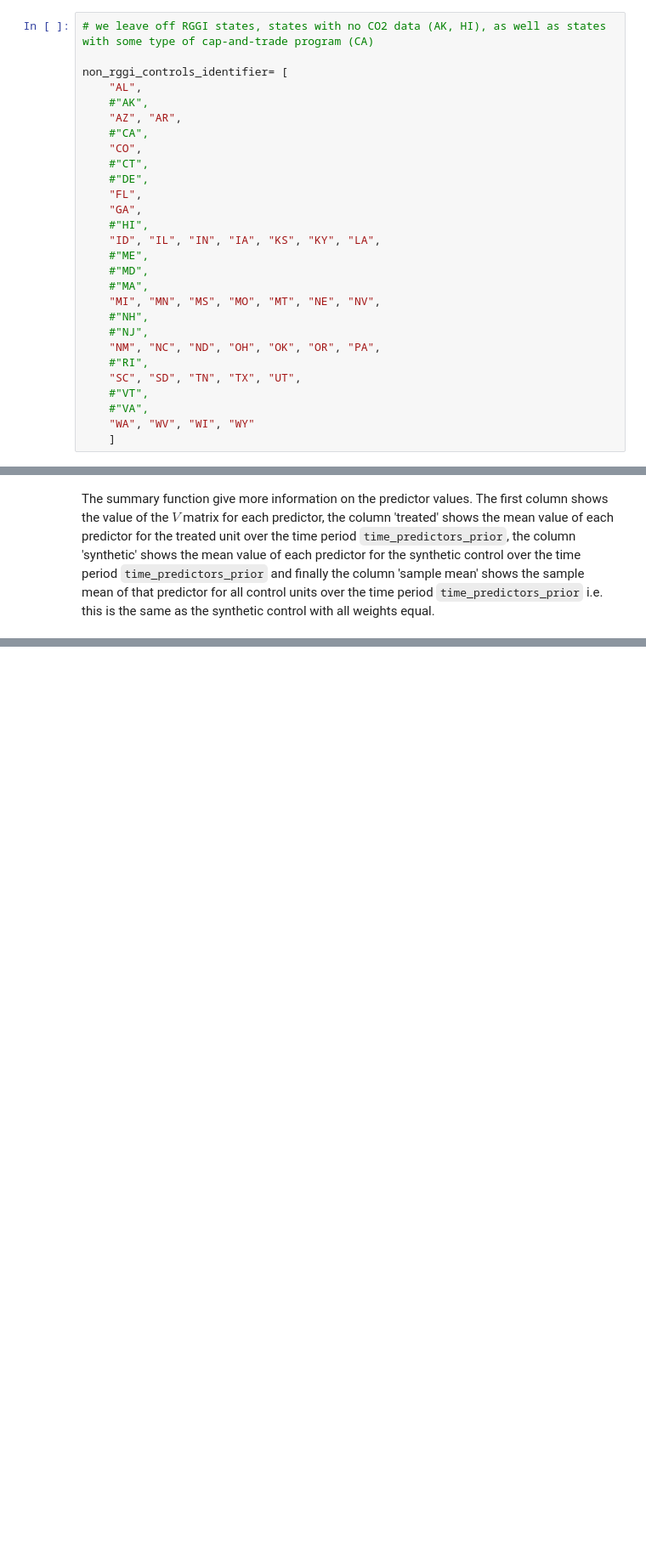
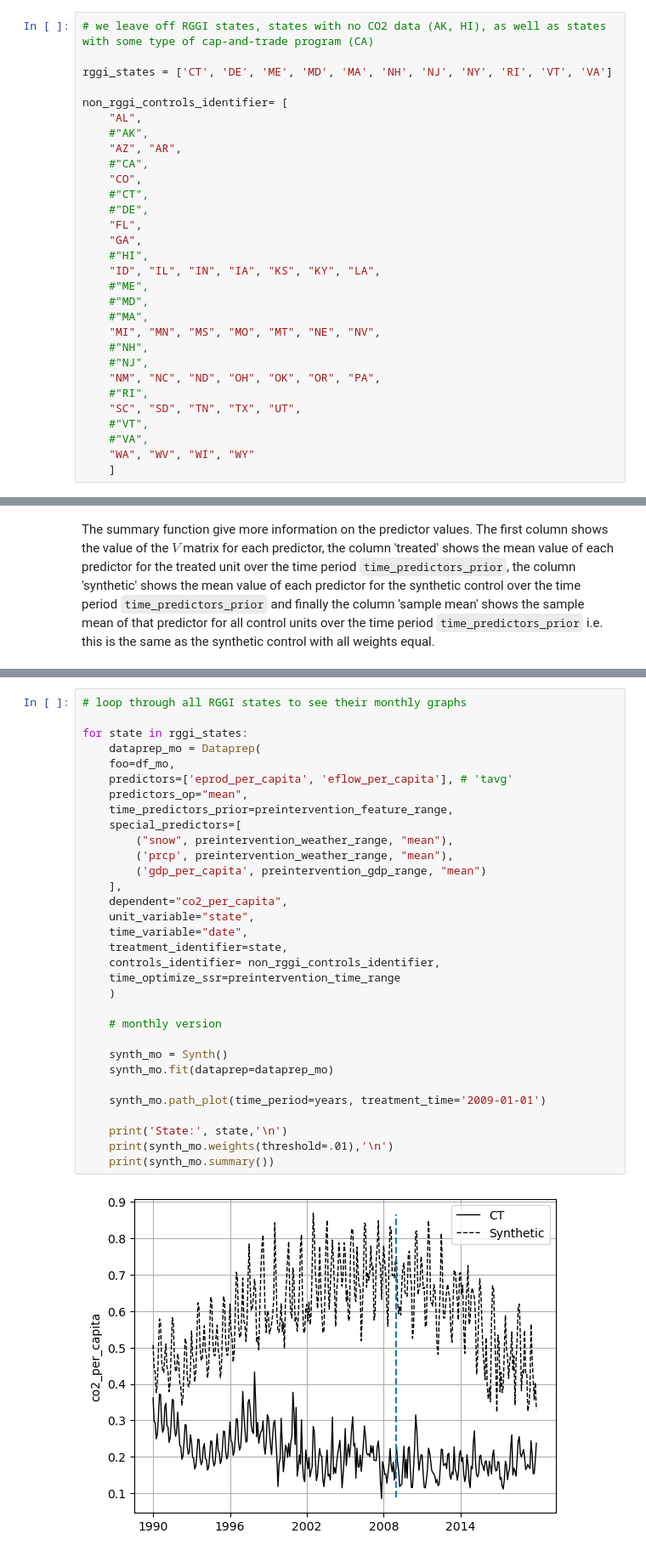
Before and after one commit to jableable/regulators, a Jupyter notebook: Models/Synthetic_Control/Jared/de_synthetic_control.ipynb, the cells around one changed output, grey strips where cells are left out. Shown at 85% size. Drawn from its saved outputs; the diff is of its cells as text; blank space fills up the shorter version.

```diff
--- a/Models/Synthetic_Control/Jared/de_synthetic_control.ipynb
+++ b/Models/Synthetic_Control/Jared/de_synthetic_control.ipynb
@@ -36,6 +33,8 @@ We prepare the study data using a `Dataprep` object that describes all the detai
 (For an explanation of each of the `Dataprep` arguments, see the package [documentation](https://sdfordham.github.io/pysyncon/dataprep.html#pysyncon.Dataprep)).
 # %%
 # we leave off RGGI states, states with no CO2 data (AK, HI), as well as states with some type of cap-and-trade program (CA)
+
+rggi_states = ['CT', 'DE', 'ME', 'MD', 'MA', 'NH', 'NJ', 'NY', 'RI', 'VT', 'VA']
 
 non_rggi_controls_identifier= [
     "AL",
@@ -195,0 +192,34 @@ synth_yr.summary()
+# %%
+# loop through all RGGI states to see their monthly graphs
+
+for state in rggi_states:
+    dataprep_mo = Dataprep(
+    foo=df_mo,
+    predictors=['eprod_per_capita', 'eflow_per_capita'], # 'tavg'
+    predictors_op="mean",
+    time_predictors_prior=preintervention_feature_range,
+    special_predictors=[
+        ("snow", preintervention_weather_range, "mean"),
+        ('prcp', preintervention_weather_range, "mean"),
+        ('gdp_per_capita', preintervention_gdp_range, "mean")
+    ],
+    dependent="co2_per_capita",
+    unit_variable="state",
+    time_variable="date",
+    treatment_identifier=state,
+    controls_identifier= non_rggi_controls_identifier,
+    time_optimize_ssr=preintervention_time_range
+    )
+
+    # monthly version
+
+    synth_mo = Synth()
+    synth_mo.fit(dataprep=dataprep_mo)
+
+    synth_mo.path_plot(time_period=years, treatment_time='2009-01-01')
+
+    print('State:', state,'\n')
+    print(synth_mo.weights(threshold=.01),'\n')
+    print(synth_mo.summary())
+# %% [output]
+[figure, added]
```
Also changed, not shown: parts of 14 cells of this notebook, 4 other files.
